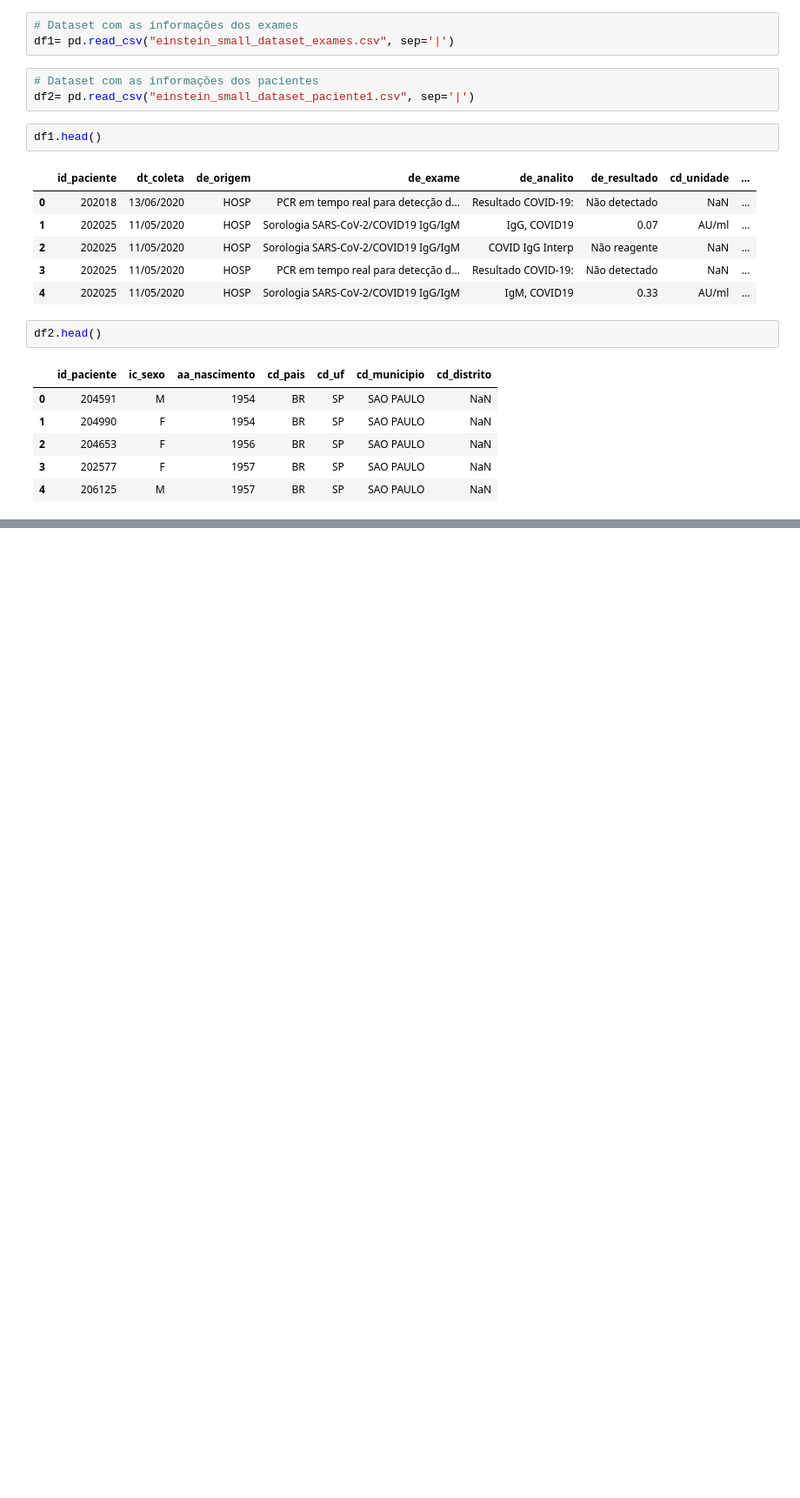
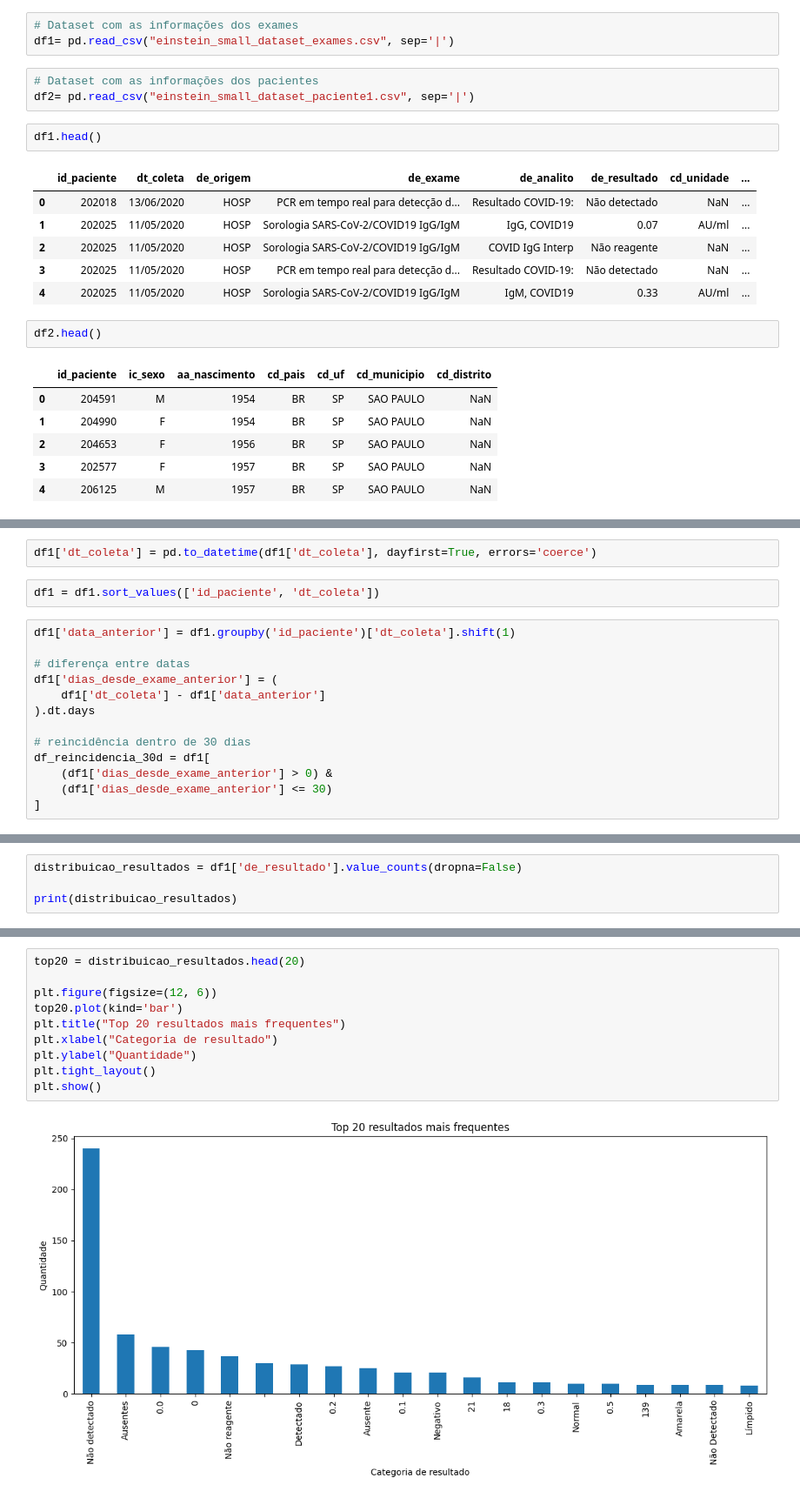
Before and after one commit to didellygamb/Projeto_Business-Intelligence-e-Analytics, a Jupyter notebook: Projeto_BI_Fase2.ipynb, the cells around one changed output, grey strips where cells are left out. Shown at 87% size. Cells and saved outputs as stored; diff of their text form; blank space fills up the shorter version.

```diff
--- a/Projeto_BI_Fase2.ipynb
+++ b/Projeto_BI_Fase2.ipynb
@@ -300,0 +199,17 @@ plt.show()
+# %%
+df1['dt_coleta'] = pd.to_datetime(df1['dt_coleta'], dayfirst=True, errors='coerce')
+# %%
+df1 = df1.sort_values(['id_paciente', 'dt_coleta'])
+# %%
+df1['data_anterior'] = df1.groupby('id_paciente')['dt_coleta'].shift(1)
+
+# diferença entre datas
+df1['dias_desde_exame_anterior'] = (
+    df1['dt_coleta'] - df1['data_anterior']
+).dt.days
+
+# reincidência dentro de 30 dias
+df_reincidencia_30d = df1[
+    (df1['dias_desde_exame_anterior'] > 0) &
+    (df1['dias_desde_exame_anterior'] <= 30)
+]
@@ -300,0 +234,4 @@ plt.show()
+# %%
+distribuicao_resultados = df1['de_resultado'].value_counts(dropna=False)
+
+print(distribuicao_resultados)
@@ -300,0 +272,12 @@ plt.show()
+# %%
+top20 = distribuicao_resultados.head(20)
+
+plt.figure(figsize=(12, 6))
+top20.plot(kind='bar')
+plt.title("Top 20 resultados mais frequentes")
+plt.xlabel("Categoria de resultado")
+plt.ylabel("Quantidade")
+plt.tight_layout()
+plt.show()
+# %% [output]
+[figure, added]
```
Also changed, not shown: parts of 49 cells of this notebook.
